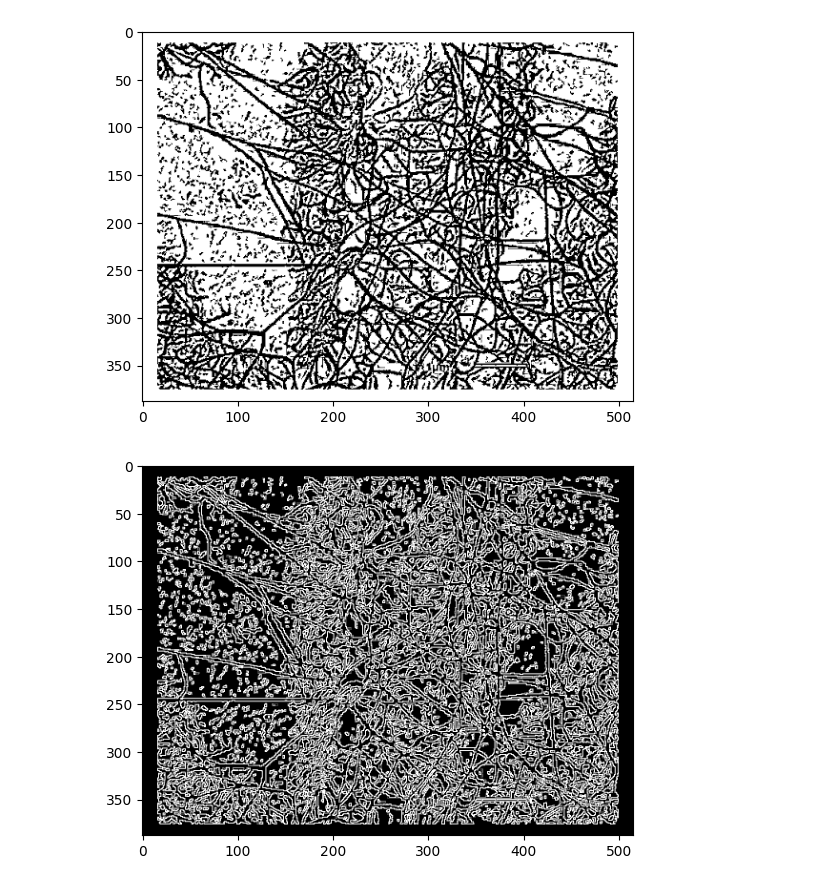
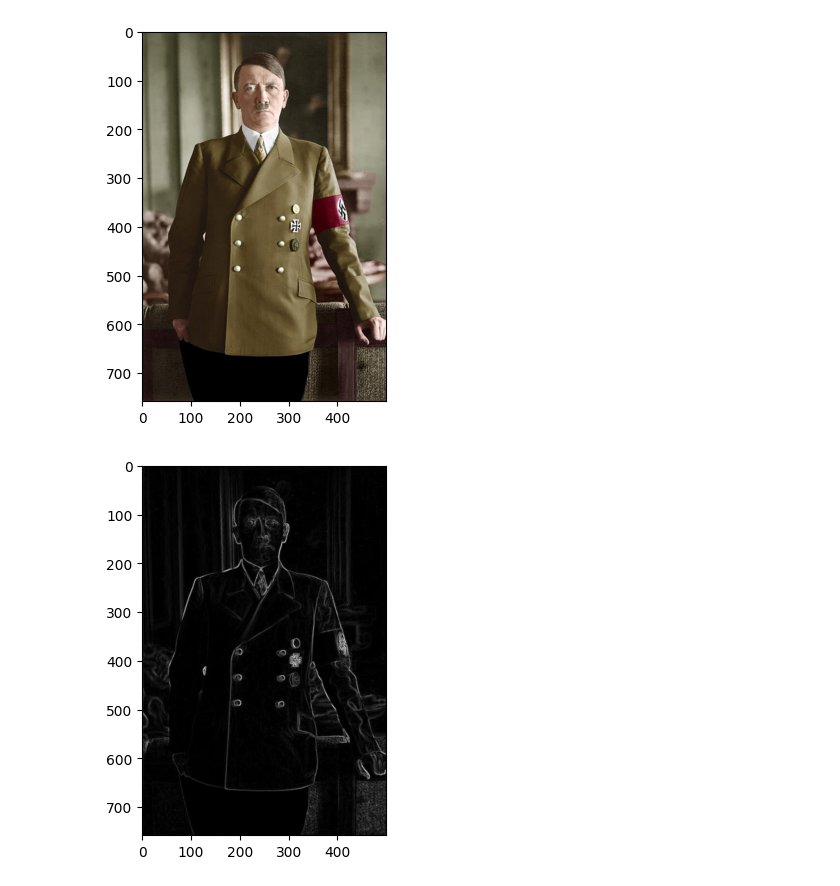
Before and after one commit to faizan09711-bit/Computer-Vision, a Jupyter notebook: edge detection with morphological operators.ipynb, the cells around one changed output. Drawn from its saved outputs; the diff is of its cells as text; code cells hidden in the pictures.

```diff
--- a/edge detection with morphological operators.ipynb
+++ b/edge detection with morphological operators.ipynb
@@ -3,19 +3,20 @@ import cv2
 import numpy as np
 import matplotlib.pyplot as plt
 # %%
-img=cv2.imread("Z:\Internship\Tasks\Edge Detection\image\img3.png")
+img=cv2.imread("Z:/Internship/Tasks/Edge Detection/image/img2jpg")
+img1=cv2.cvtColor(img,cv2.COLOR_BGR2GRAY)
+blurred=cv2.GaussianBlur(img1,(3,3),0)
 kernel=np.ones((2,2))
 # %%
-erosion=cv2.erode(img,kernel,iterations=1)
-dilation=cv2.dilate(img,kernel,iterations=1)
+erosion=cv2.erode(blurred,kernel,iterations=1)
+dilation=cv2.dilate(blurred,kernel,iterations=1)
 # %%
 edge=dilation-erosion
 # %%
-plt.imshow(img,cmap='grey')
+plt.imshow(cv2.cvtColor(img, cv2.COLOR_BGR2RGB))
 plt.show()
-
 plt.imshow(edge,cmap='grey')
 plt.show()
 # %% [output]
-[figure, old version]
+[figure, new version]
-[figure, old version]
+[figure, new version]
```
Also changed, not shown: parts of 2 cells of this notebook, 33 other files.
